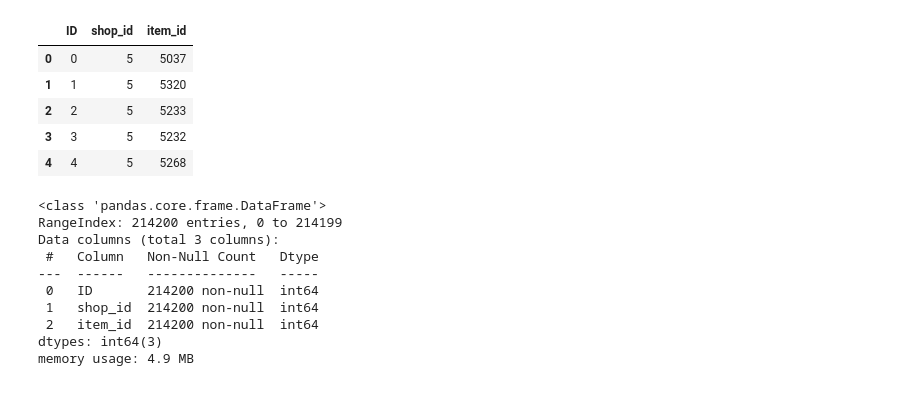
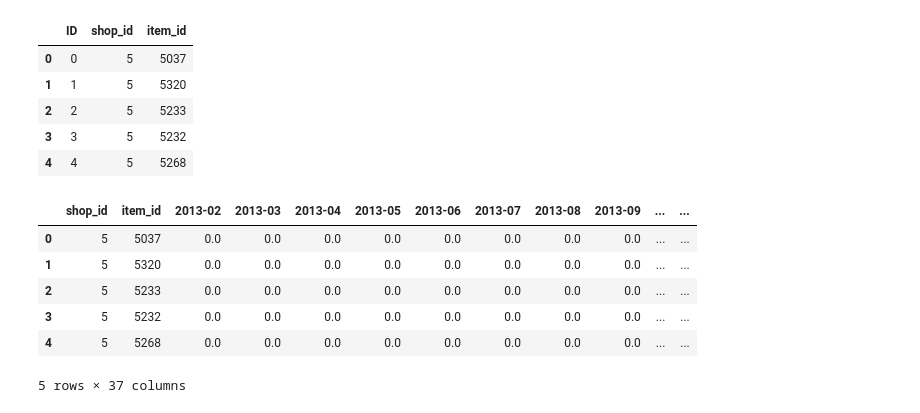
Before and after one commit to arunmadhuk/Machine-Learning, a Jupyter notebook: Predict Future Sales.ipynb, the cells around one changed output. Saved outputs shown, nothing was run; the diff lists cells and outputs as text; code cells hidden in the pictures.

```diff
--- a/Predict Future Sales.ipynb
+++ b/Predict Future Sales.ipynb
@@ -201,18 +197,16 @@ test_df.head()
 | 2 | 2 | 5 | 5233 |
 | 3 | 3 | 5 | 5232 |
 | 4 | 4 | 5 | 5268 |
-# %%
-test_df.info()
-# %% [output]
-<class 'pandas.core.frame.DataFrame'>
-RangeIndex: 214200 entries, 0 to 214199
-Data columns (total 3 columns):
- #   Column   Non-Null Count   Dtype
----  ------   --------------   -----
- 0   ID       214200 non-null  int64
- 1   shop_id  214200 non-null  int64
- 2   item_id  214200 non-null  int64
-dtypes: int64(3)
-memory usage: 4.9 MB
 # %%
-df_test = pd.merge(test_df,df, on=['shop_id','item_id'], how='left')
+test_data = pd.merge(test_df, train_data, on = ['shop_id', 'item_id'], how = 'left')
+test_data.drop(['ID', '2013-01'], axis =1, inplace=True)
+test_data= test_data.fillna(0)
+test_data.head()
+# %% [output]
+|  | shop_id | item_id | 2013-02 | 2013-03 | 2013-04 | 2013-05 | 2013-06 | 2013-07 | 2013-08 | 2013-09 | ... | ... |
+| 0 | 5 | 5037 | 0.0 | 0.0 | 0.0 | 0.0 | 0.0 | 0.0 | 0.0 | 0.0 | ... | ... |
+| 1 | 5 | 5320 | 0.0 | 0.0 | 0.0 | 0.0 | 0.0 | 0.0 | 0.0 | 0.0 | ... | ... |
+| 2 | 5 | 5233 | 0.0 | 0.0 | 0.0 | 0.0 | 0.0 | 0.0 | 0.0 | 0.0 | ... | ... |
+| 3 | 5 | 5232 | 0.0 | 0.0 | 0.0 | 0.0 | 0.0 | 0.0 | 0.0 | 0.0 | ... | ... |
+| 4 | 5 | 5268 | 0.0 | 0.0 | 0.0 | 0.0 | 0.0 | 0.0 | 0.0 | 0.0 | ... | ... |
+5 rows × 37 columns
```
Also changed, not shown: parts of 36 cells of this notebook, 1 other file.
